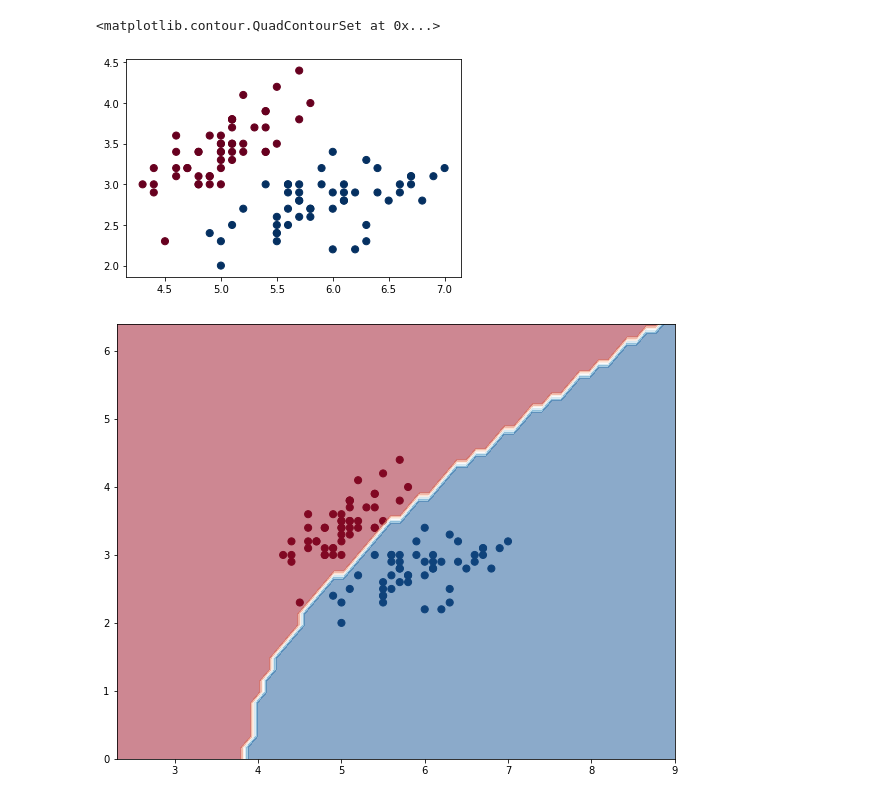
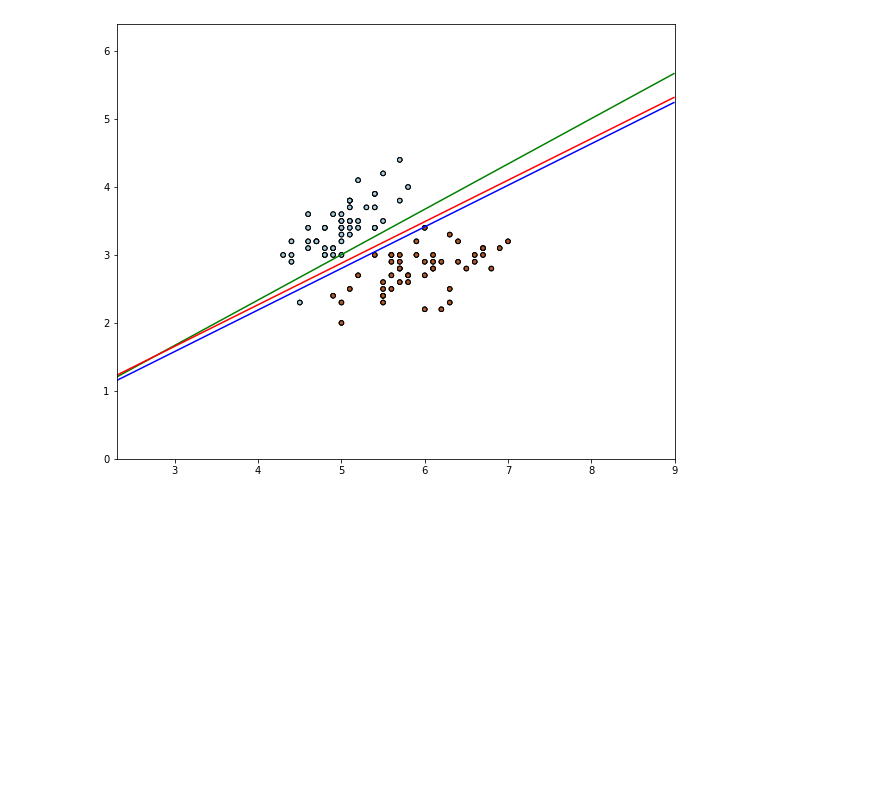
Before and after one commit to Mikel4u4u/TML, a Jupyter notebook: Linear2.ipynb, the cells around one changed output. Drawn from its saved outputs; the diff is of its cells as text; code cells hidden in the pictures; blank space fills up the shorter version.

```diff
--- a/Linear2.ipynb
+++ b/Linear2.ipynb
@@ -1,31 +1,39 @@
 # %%
-from sklearn.linear_model import LogisticRegression
-from sklearn.svm import SVC
-from matplotlib import pyplot as plt
-from sklearn import neighbors, datasets
 import numpy as np
+import matplotlib.pyplot as plt
+from sklearn.linear_model import SGDClassifier
+from sklearn import datasets
 iris = datasets.load_iris()
+# we create 50 separable points
 X = iris.data[:-50, :2]
-y = iris.target[:-50]
+Y = iris.target[:-50]
+plt.subplots( figsize=(10, 8))
+
+for  i, col in zip(
+                        ["log", "hinge", "perceptron" ],
+                        ['b', 'g','r']):
+    clf = SGDClassifier(loss=i,max_iter=10000, tol=1e-5)
+    clf.fit(X, Y)
+
+    # plot the line, the points, and the nearest vectors to the plane
+    xlim = (min(X[:,0])-2, max(X[:,0])+2)
+    ylim = (min(X[:,1])-2, max(X[:,1])+2)
+
+    xg = np.linspace(xlim[0], xlim[1], 60)
+    yg = np.linspace(ylim[0], ylim[1], 40)
+    X1, X2 = np.meshgrid(xg, yg)
+
+    objects = np.c_[X1.ravel(),X2.ravel()]
+    Z = np.array([clf.decision_function([obj]) for obj in objects])
+    Z = Z.reshape(X1.shape)
+
+    colors = col
+
+    plt.contour(X1, X2, Z, [0], colors=colors )
+    plt.scatter(X[:, 0], X[:, 1], c=Y, cmap=plt.cm.Paired,
+                edgecolor='black', s=20)
 
 
-
-xlim = (min(X[:,0])-2, max(X[:,0])+2)
-ylim = (min(X[:,1])-2, max(X[:,1])+2)
-
-xg = np.linspace(xlim[0], xlim[1], 60)
-yg = np.linspace(ylim[0], ylim[1], 40)
-xx, yy = np.meshgrid(xg, yg)
-Xgrid = np.vstack([xx.ravel(), yy.ravel()]).T
-
-model=SVC(kernel='poly',gamma=10)
-model.fit(X,y)
-Z =  model.predict(Xgrid)
-Z = Z.reshape(xx.shape)
-plt.subplots( figsize=(10, 8))
-plt.scatter(X[:, 0], X[:, 1], c=y, s=50, cmap='RdBu')
-plt.contourf(xx,yy,Z, cmap='RdBu', alpha=0.5)
+plt.show()
 # %% [output]
-<matplotlib.contour.QuadContourSet at 0x...>
-[figure, old version]
+[figure, new version]
-[figure, removed]
```
Also changed, not shown: parts of 2 cells of this notebook.
